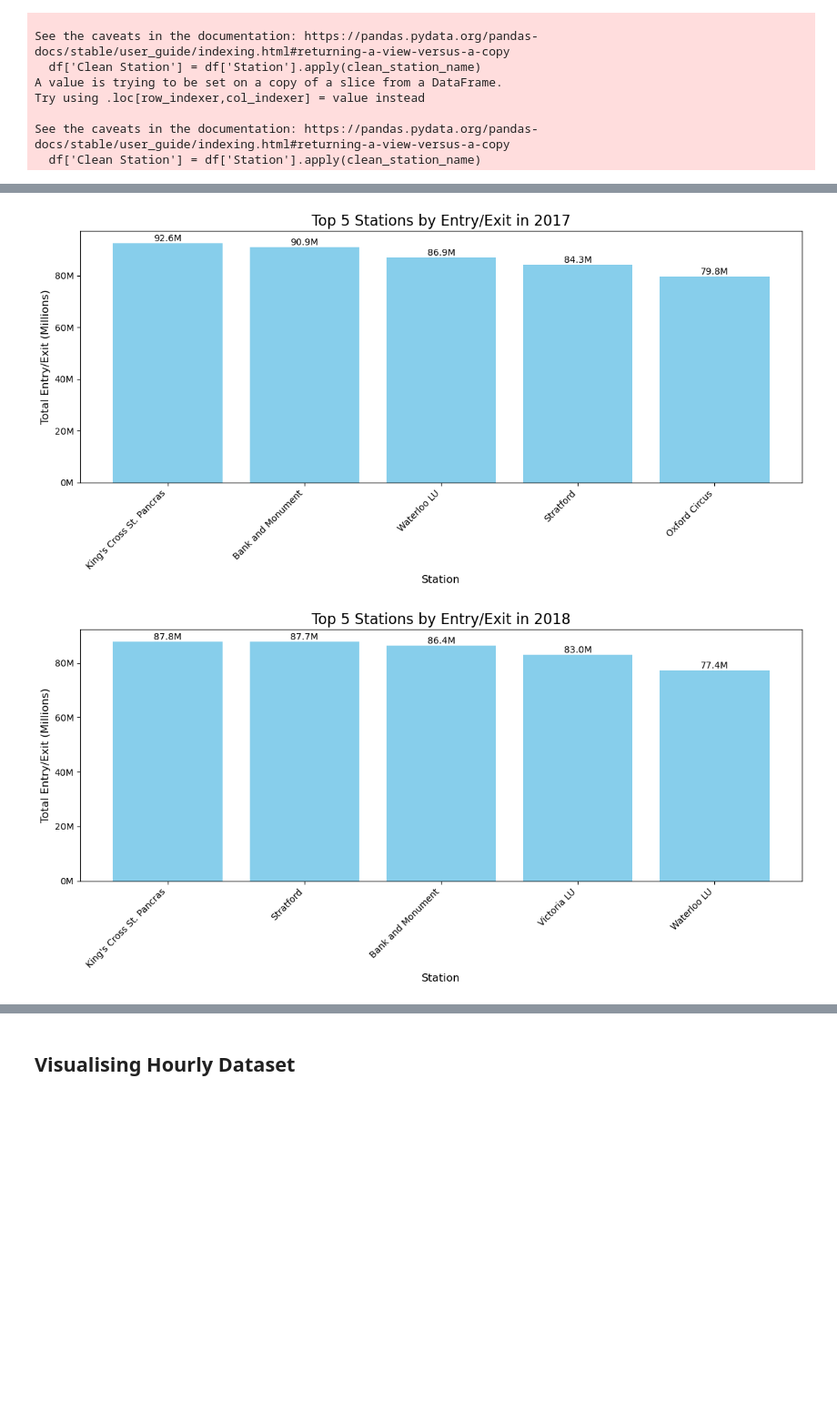
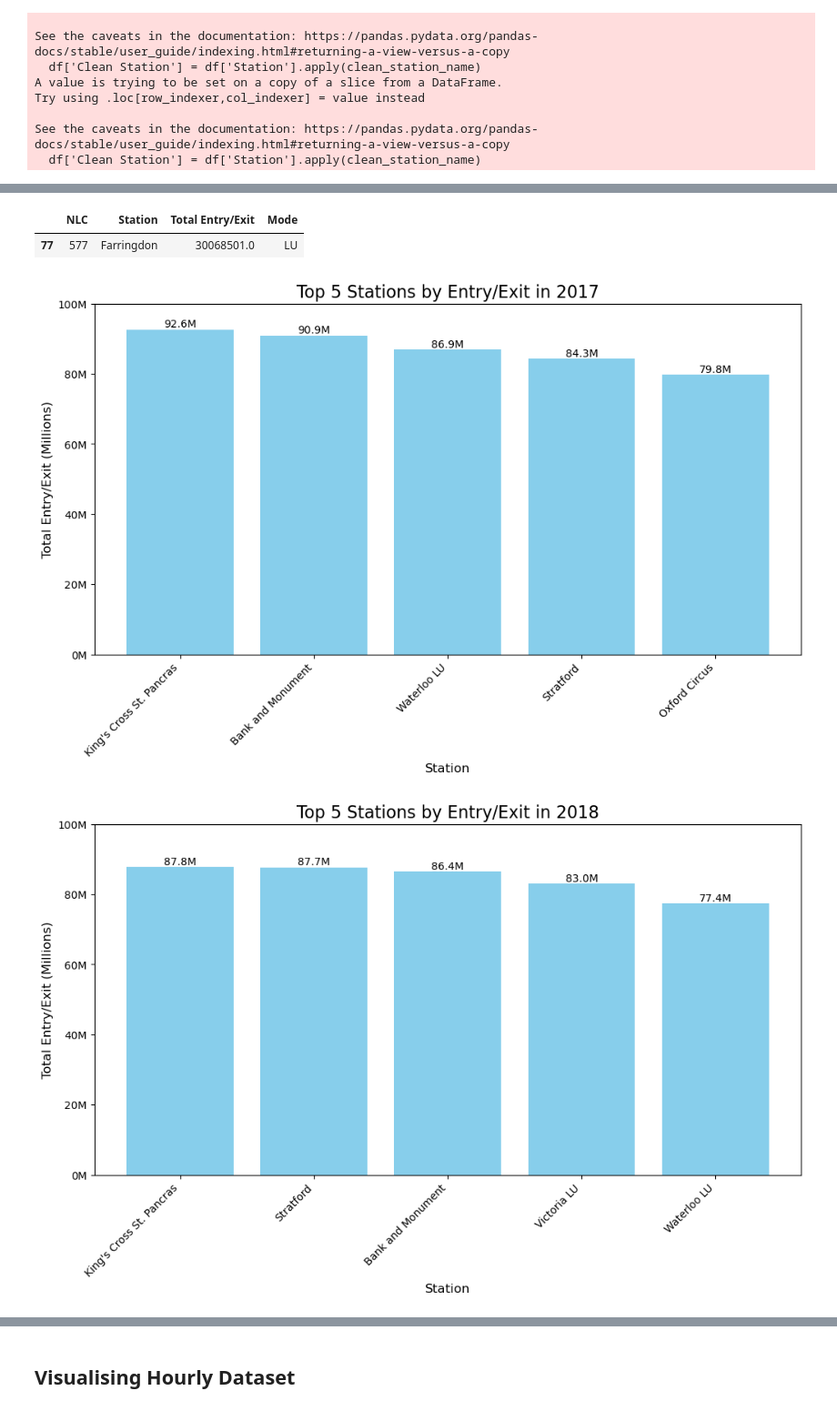
Before and after one commit to AimanxxAnsari/analysis-of-tfl-data, a Jupyter notebook: python-notebooks/tfl-passenger-flow.ipynb, the cells around one changed output, grey strips where cells are left out. Shown at 91% size. Saved outputs shown, nothing was run; the diff lists cells and outputs as text; code cells hidden in the pictures; blank space fills up the shorter version.

```diff
--- a/python-notebooks/tfl-passenger-flow.ipynb
+++ b/python-notebooks/tfl-passenger-flow.ipynb
@@ -421,3 +433,8 @@ df2022ac_combined[df2022ac_combined['NLC'] == 670]
+# %%
+df2022ac_combined[df2022ac_combined['Station'] == 'Farringdon']
+# %% [output]
+|  | NLC | Station | Total Entry/Exit | Mode |
+| 77 | 577 | Farringdon | 30068501.0 | LU |
 # %%
 import matplotlib.pyplot as plt
 
@@ -426,33 +443,34 @@ def plot_top_5_stations_by_year(dataframes, years):
         plt.figure(figsize=(12, 6))
 
         top_5 = df.nlargest(5, 'Total Entry/Exit')
 
         # Create bar plot
         bars = plt.bar(top_5['Station'], top_5['Total Entry/Exit'] / 1e6, color='skyblue')
 
         plt.title(f'Top 5 Stations by Entry/Exit in {year}', fontsize=16)
         plt.xlabel('Station', fontsize=12)
         plt.ylabel('Total Entry/Exit (Millions)', fontsize=12)
         plt.xticks(rotation=45, ha='right', fontsize=10)
 
         # Add value labels on top of each bar
         for bar in bars:
             height = bar.get_height()
             plt.text(bar.get_x() + bar.get_width()/2., height,
                      f'{height:.1f}M',
                      ha='center', va='bottom')
-
+        # Set y-axis limit
+        plt.ylim(0, 100)
         # Format y-axis to millions
         plt.gca().yaxis.set_major_formatter(plt.FuncFormatter(lambda x, p: f'{x:.0f}M'))
 
         plt.show()
 
 # Create plots for each year
 plot_top_5_stations_by_year(
     [df2017ac_combined, df2018ac_combined, df2019ac_combined,
      df2020ac_combined, df2021ac_combined, df2022ac_combined],
     ['2017', '2018', '2019', '2020', '2021', '2022']
 )
 # %% [output]
-[figure, old version]
+[figure, new version]
-[figure, old version]
+[figure, new version]
```
Also changed, not shown: parts of 15 cells of this notebook.
